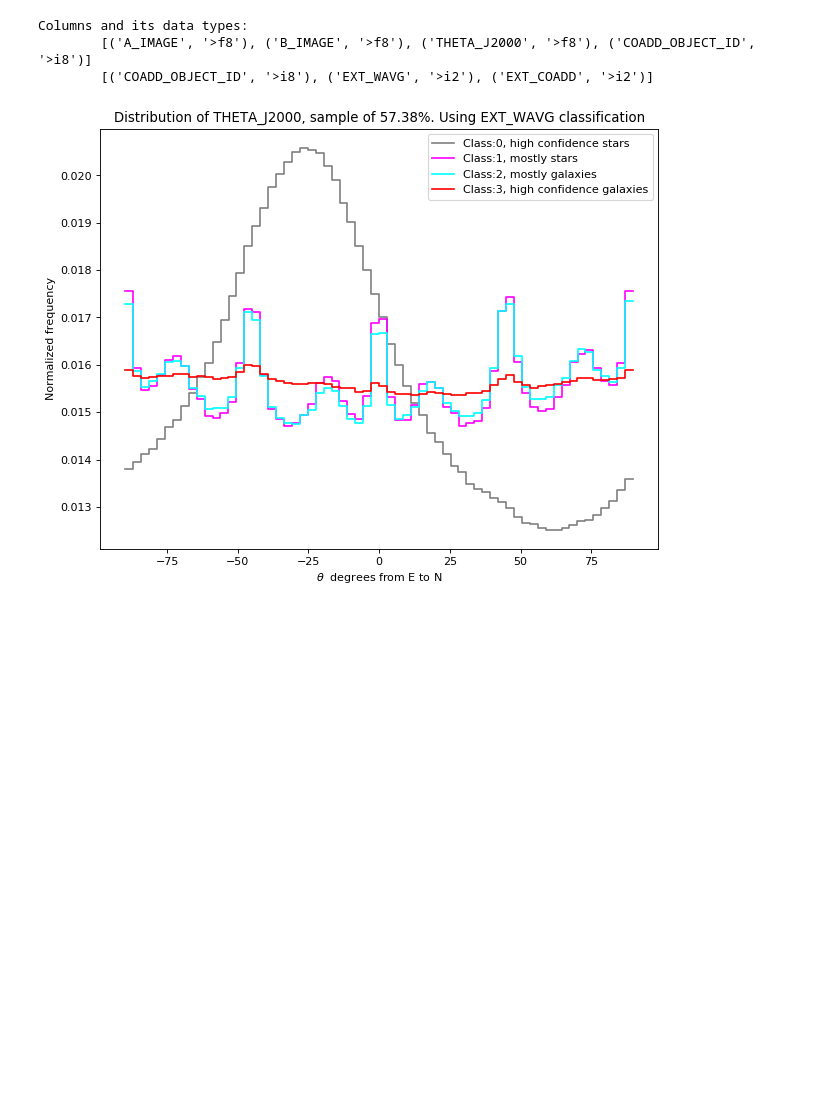
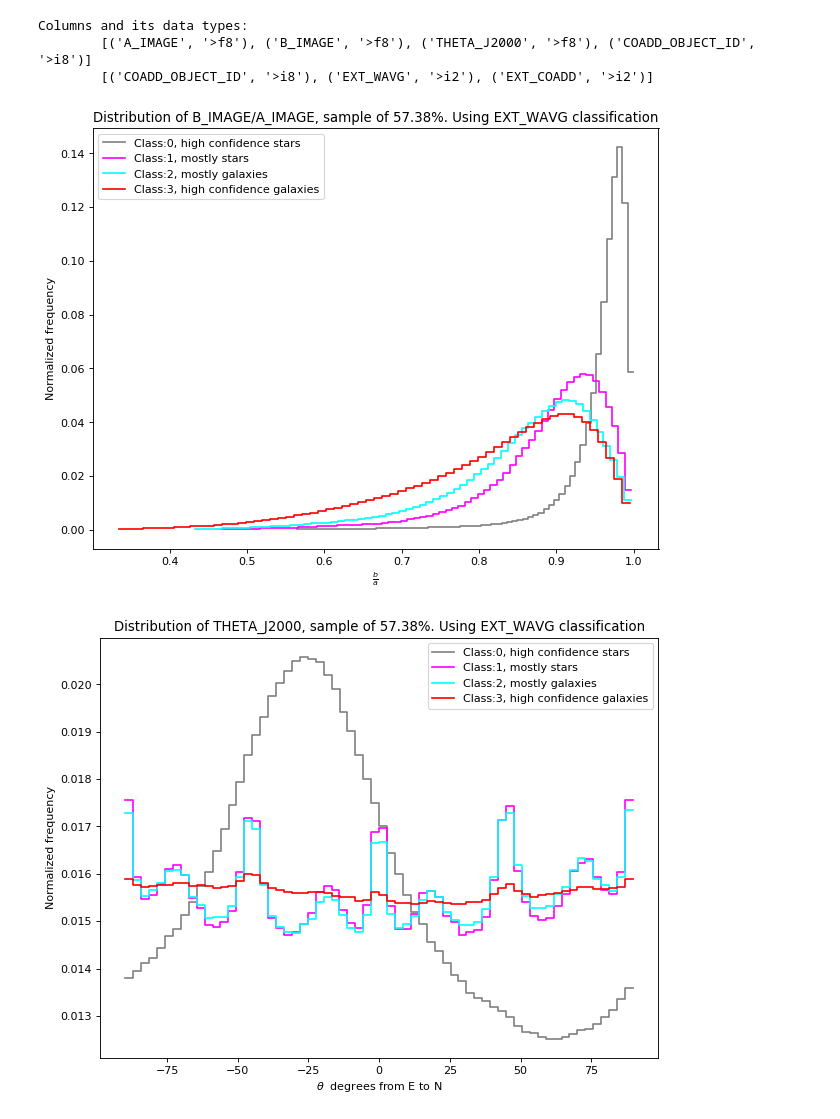
Before and after one commit to paztronomer/desdm_dr1_work, a Jupyter notebook: validation_ab_theta.ipynb, the cells around one changed output. Drawn from its saved outputs; the diff is of its cells as text; code cells hidden in the pictures; blank space fills up the shorter version.

Commit message:
b a ratio plot was added

```diff
--- a/validation_ab_theta.ipynb
+++ b/validation_ab_theta.ipynb
@@ -54,7 +54,7 @@ Elapsed time in reading the FITS: 1.29 min
 # Read the Star/Galaxy separation table: ('COADD_OBJECT_ID', 'EXT_WAVG', 'EXT_COADD')
 sg = get_all("BECHTOL.Y3A2_EXT_MASH_V2_WAVG_COADD_")
 # Sort it
-idx_sg = np.argsort(sg["EXT_WAVG"])
+idx_sg = np.argsort(sg["COADD_OBJECT_ID"])
 sg = sg[idx_sg]
 # %% [output]
 If no list of keys is input, then all are retrieved
@@ -85,22 +85,48 @@ Columns and its data types:
         [('COADD_OBJECT_ID', '>i8'), ('EXT_WAVG', '>i2'), ('EXT_COADD', '>i2')]
 # %%
 # Using each one of the classes separately, do the A, B, THETA distributions
+# Note: a better way is to use 'selection' under vaex
 # Import into vaex
 # Data for star classifications
-ds0 = vx.from_arrays(A=abt[xm_sg_idx[0]]["A_IMAGE"], B=abt[xm_sg_idx[0]]["B_IMAGE"],
+ds0 = vx.from_arrays(A=abt[xm_sg_idx[0]]["A_IMAGE"],
+                     B=abt[xm_sg_idx[0]]["B_IMAGE"],
+                     BA=abt[xm_sg_idx[0]]["B_IMAGE"]/abt[xm_sg_idx[0]]["A_IMAGE"],
                      T=abt[xm_sg_idx[0]]["THETA_J2000"]
                     )
-ds1 = vx.from_arrays(A=abt[xm_sg_idx[1]]["A_IMAGE"], B=abt[xm_sg_idx[1]]["B_IMAGE"],
+ds1 = vx.from_arrays(A=abt[xm_sg_idx[1]]["A_IMAGE"],
+                     B=abt[xm_sg_idx[1]]["B_IMAGE"],
+                     BA=abt[xm_sg_idx[1]]["B_IMAGE"]/abt[xm_sg_idx[1]]["A_IMAGE"],
                      T=abt[xm_sg_idx[1]]["THETA_J2000"]
                     )
 # %%
 # Data for galaxy classifications
-ds2 = vx.from_arrays(A=abt[xm_sg_idx[2]]["A_IMAGE"], B=abt[xm_sg_idx[2]]["B_IMAGE"],
+ds2 = vx.from_arrays(A=abt[xm_sg_idx[2]]["A_IMAGE"],
+                     B=abt[xm_sg_idx[2]]["B_IMAGE"],
+                     BA=abt[xm_sg_idx[2]]["B_IMAGE"]/abt[xm_sg_idx[2]]["A_IMAGE"],
                      T=abt[xm_sg_idx[2]]["THETA_J2000"]
                     )
-ds3 = vx.from_arrays(A=abt[xm_sg_idx[3]]["A_IMAGE"], B=abt[xm_sg_idx[3]]["B_IMAGE"],
+ds3 = vx.from_arrays(A=abt[xm_sg_idx[3]]["A_IMAGE"],
+                     B=abt[xm_sg_idx[3]]["B_IMAGE"],
+                     BA=abt[xm_sg_idx[3]]["B_IMAGE"]/abt[xm_sg_idx[3]]["A_IMAGE"],
                      T=abt[xm_sg_idx[3]]["THETA_J2000"]
                     )
+# %%
+# A/B distribution... remember sqrt(1-(b/a)**2) is exccentricity
+kw = {
+    "what": "count(*)",
+    "n": "normalize",
+}
+a = ds0.plot1d("BA", color="gray", label="Class:0, high confidence stars", figsize=(8,6), **kw)
+a = ds1.plot1d("BA", color="magenta", label="Class:1, mostly stars", **kw)
+a = ds2.plot1d("BA", color="cyan", label="Class:2, mostly galaxies", **kw)
+a = ds3.plot1d("BA", color="red", label="Class:3, high confidence galaxies", **kw)
+plt.legend(loc="upper left", fancybox=True)
+plt.xlabel(r"$\frac{b}{a}$")
+plt.ylabel("Normalized frequency")
+plt.title(r"Distribution of B_IMAGE/A_IMAGE, sample of {0:.2f}%. Using EXT_WAVG classification".format(abt.shape[0]/4.e8 * 100.))
+plt.savefig("ba_subsample.png", format="png", dpi=500)
+# %% [output]
+[figure, added]
 # %%
 # Theta distribution
 kw = {
```
Also changed, not shown: parts of 3 cells of this notebook, 1 other file.
